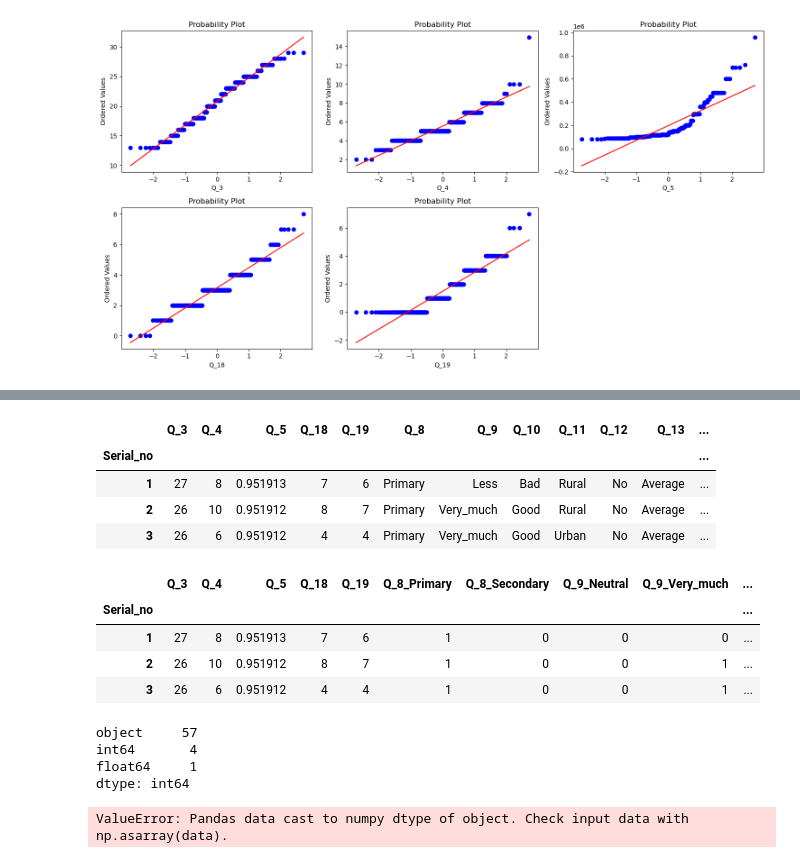
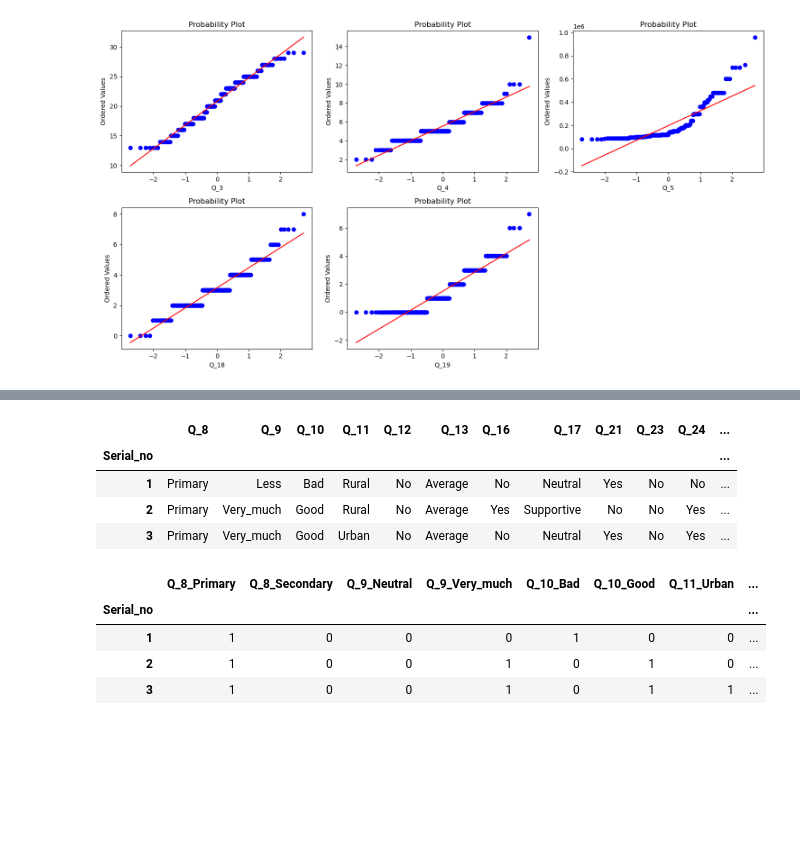
Before and after one commit to whoismaruf/BSc_Thesis, a Jupyter notebook: main.ipynb, the cells around one changed output, grey strips where cells are left out. Drawn from its saved outputs; the diff is of its cells as text; code cells hidden in the pictures; blank space fills up the shorter version.

```diff
--- a/main.ipynb
+++ b/main.ipynb
@@ -38,6 +39,6 @@ df[categorical_d].head(2)
 | 1 | Female | Dead | Primary | Less | Bad | Rural | No | Average | No | Neutral | No | ... |
 | 2 | Female | Dead | Primary | Very_much | Good | Rural | No | Average | Yes | Supportive | No | ... |
 # %%
-for i in categorical_d:
-    print(pd.crosstab(index=df[i], columns=df['Drop_out']))
-    print("------------------")
+# for i in categorical_d:
+#     print(pd.crosstab(index=df[i], columns=df['Drop_out']))
+#     print("------------------")
@@ -85,10 +68,12 @@ plt.show()
 # %% [output]
 [figure]
 # %%
-FQ_5, lam = stats.boxcox(df['Q_5'])
+sc = MinMaxScaler(feature_range=(1,10))
+
+df['Q_5'] = sc.fit_transform(df[['Q_5']])
 fig , g = plt.subplots(1,2, figsize=(18,6))
 # Histogram
-g1 = sns.distplot(FQ_5, ax=g[0]);
+g1 = sns.distplot(df['Q_5'], ax=g[0]);
 # QQPlot
-g2 = stats.probplot(FQ_5, dist='norm', plot=plt);
+g2 = stats.probplot(df['Q_5'], dist='norm', plot=plt);
 # %% [output]
@@ -96,6 +81,4 @@ g2 = stats.probplot(FQ_5, dist='norm', plot=plt);
 # %%
-df['Q_5'] = FQ_5
-
 fig = plt.figure(figsize=(15, 8))
 k = 1
 for i in numerical_d:
@@ -162,10 +126,5 @@ fig.show()
 # %%
 sig_factors = []
-
-for i in numerical_d:
-    p_val = stats.kstest(df[i], 'norm').pvalue
-    if p_val<0.05:
-        sig_factors.append(i)
 
 for i in categorical_d:
     crs = pd.crosstab(index=df['Drop_out_Yes'], columns=df[i])
@@ -197,29 +136,17 @@ X = df[sig_factors]
 y = df['Drop_out_Yes']
 X.head(3)
 # %% [output]
-|  | Q_3 | Q_4 | Q_5 | Q_18 | Q_19 | Q_8 | Q_9 | Q_10 | Q_11 | Q_12 | Q_13 | ... |
+|  | Q_8 | Q_9 | Q_10 | Q_11 | Q_12 | Q_13 | Q_16 | Q_17 | Q_21 | Q_23 | Q_24 | ... |
 | Serial_no |  |  |  |  |  |  |  |  |  |  |  | ... |
-| 1 | 27 | 8 | 0.951913 | 7 | 6 | Primary | Less | Bad | Rural | No | Average | ... |
-| 2 | 26 | 10 | 0.951912 | 8 | 7 | Primary | Very_much | Good | Rural | No | Average | ... |
-| 3 | 26 | 6 | 0.951912 | 4 | 4 | Primary | Very_much | Good | Urban | No | Average | ... |
+| 1 | Primary | Less | Bad | Rural | No | Average | No | Neutral | Yes | No | No | ... |
+| 2 | Primary | Very_much | Good | Rural | No | Average | Yes | Supportive | No | No | Yes | ... |
+| 3 | Primary | Very_much | Good | Urban | No | Average | No | Neutral | Yes | No | Yes | ... |
 # %%
-X = pd.get_dummies(X, columns=sig_factors[5:], drop_first=True)
+X = pd.get_dummies(X, columns=sig_factors, drop_first=True)
 X.head(3)
 # %% [output]
-|  | Q_3 | Q_4 | Q_5 | Q_18 | Q_19 | Q_8_Primary | Q_8_Secondary | Q_9_Neutral | Q_9_Very_much | ... |
-| Serial_no |  |  |  |  |  |  |  |  |  | ... |
-| 1 | 27 | 8 | 0.951913 | 7 | 6 | 1 | 0 | 0 | 0 | ... |
-| 2 | 26 | 10 | 0.951912 | 8 | 7 | 1 | 0 | 0 | 1 | ... |
-| 3 | 26 | 6 | 0.951912 | 4 | 4 | 1 | 0 | 0 | 1 | ... |
+|  | Q_8_Primary | Q_8_Secondary | Q_9_Neutral | Q_9_Very_much | Q_10_Bad | Q_10_Good | Q_11_Urban | ... |
+| Serial_no |  |  |  |  |  |  |  | ... |
+| 1 | 1 | 0 | 0 | 0 | 1 | 0 | 0 | ... |
+| 2 | 1 | 0 | 0 | 1 | 0 | 1 | 0 | ... |
+| 3 | 1 | 0 | 0 | 1 | 0 | 1 | 1 | ... |
-# %%
-X[X.columns[5:]] = X[X.columns[5:]].astype(object)
-X.dtypes.value_counts()
-# %% [output]
-object     57
-int64       4
-float64     1
-dtype: int64
-# %%
-mlog = Logit(endog=y, exog=X).fit()
-# %% [output]
-ValueError: Pandas data cast to numpy dtype of object. Check input data with np.asarray(data).
```
Also changed, not shown: parts of 16 cells of this notebook, 2 other files.
